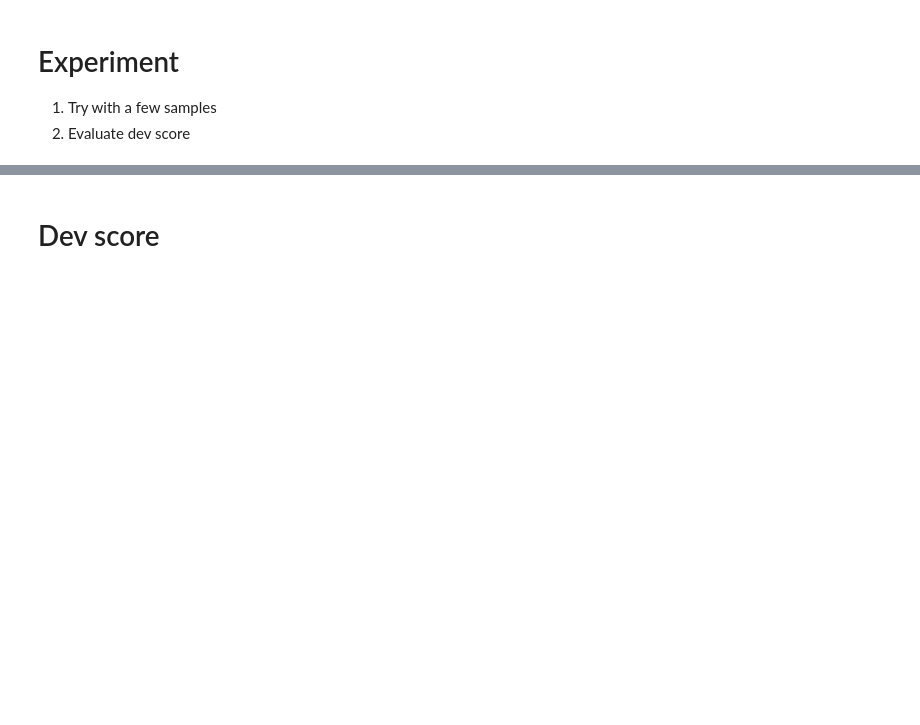
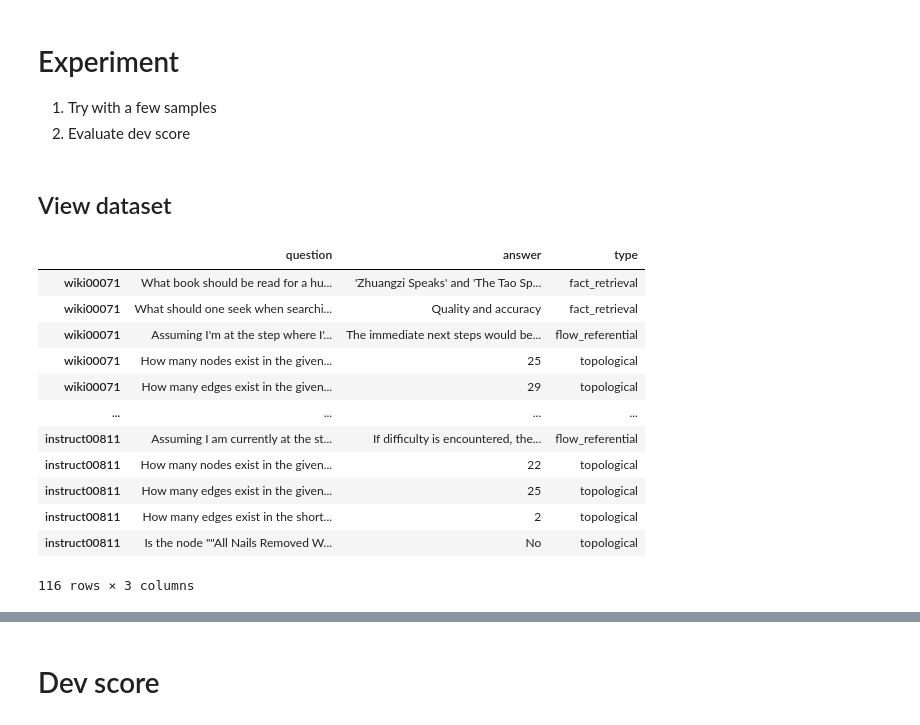
Before and after one commit to Caixin89/TextFlow, a Jupyter notebook: notebook/Idea 1.ipynb, the cells around one changed output, grey strips where cells are left out. Saved outputs shown, nothing was run; the diff lists cells and outputs as text; code cells hidden in the pictures; blank space fills up the shorter version.

```diff
--- a/notebook/Idea 1.ipynb
+++ b/notebook/Idea 1.ipynb
@@ -124,0 +179,18 @@ def query_LLM(prompt, max_new_tokens=4096, temperature=0.0):
+# %% [markdown]
+## View dataset
+# %%
+flowvqa_dev_df
+# %% [output]
+|  | question | answer | type |
+| wiki00071 | What book should be read for a hu... | 'Zhuangzi Speaks' and 'The Tao Sp... | fact_retrieval |
+| wiki00071 | What should one seek when searchi... | Quality and accuracy | fact_retrieval |
+| wiki00071 | Assuming I'm at the step where I'... | The immediate next steps would be... | flow_referential |
+| wiki00071 | How many nodes exist in the given... | 25 | topological |
+| wiki00071 | How many edges exist in the given... | 29 | topological |
+| ... | ... | ... | ... |
+| instruct00811 | Assuming I am currently at the st... | If difficulty is encountered, the... | flow_referential |
+| instruct00811 | How many nodes exist in the given... | 22 | topological |
+| instruct00811 | How many edges exist in the given... | 25 | topological |
+| instruct00811 | How many edges exist in the short... | 2 | topological |
+| instruct00811 | Is the node ""All Nails Removed W... | No | topological |
+116 rows × 3 columns
```
Also changed, not shown: parts of 13 cells of this notebook, 3 other files.
